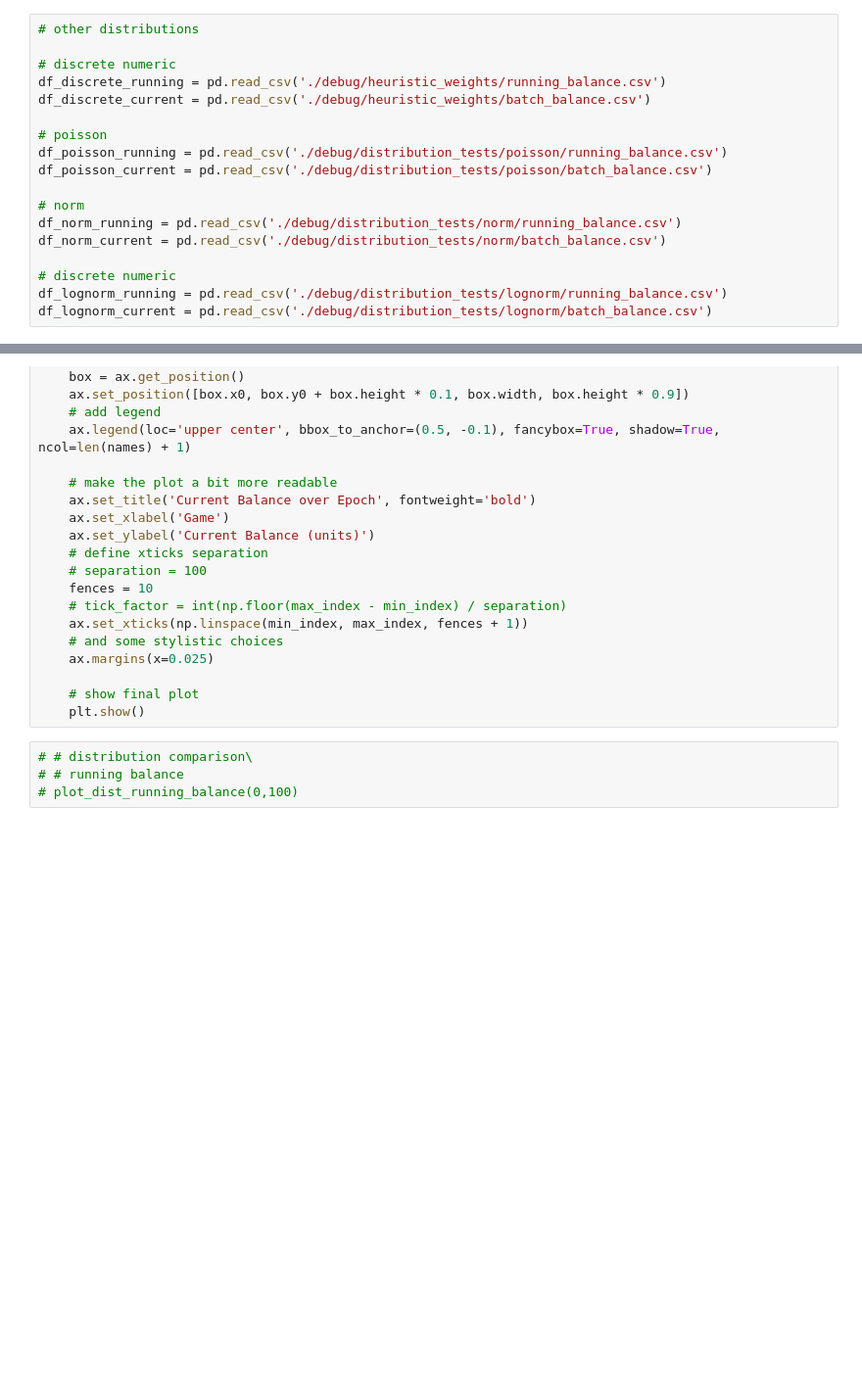
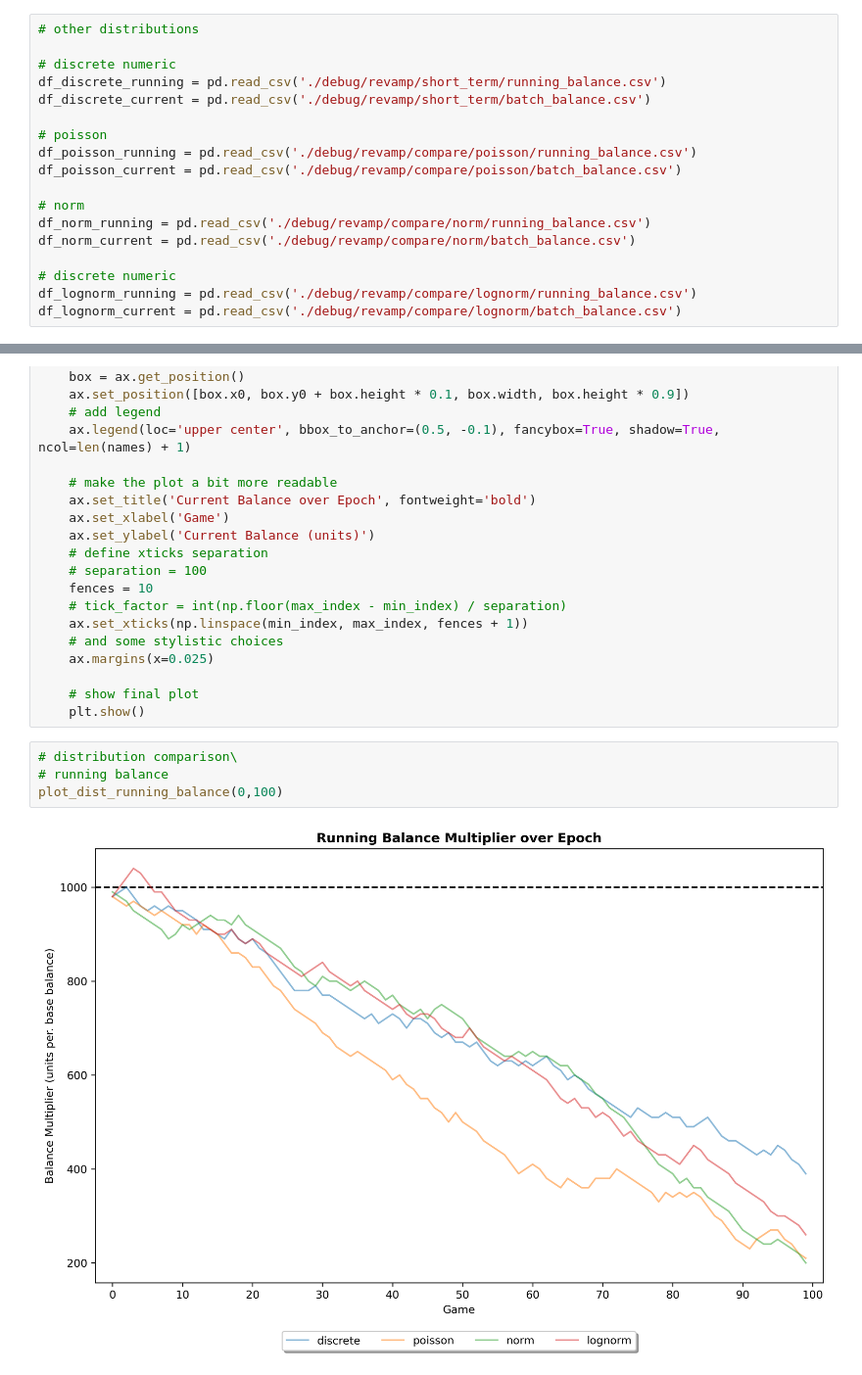
Before and after one commit to hlakams/bb-player, a Jupyter notebook: plotter.ipynb, the cells around one changed output, grey strips where cells are left out. Shown at 98% size. Drawn from its saved outputs; the diff is of its cells as text; blank space fills up the shorter version.

```diff
--- a/plotter.ipynb
+++ b/plotter.ipynb
@@ -102,20 +107,20 @@ plot_running_balance(df_batch_balance, names, 0, 100)
 # other distributions
 
 # discrete numeric
-df_discrete_running = pd.read_csv('./debug/heuristic_weights/running_balance.csv')
-df_discrete_current = pd.read_csv('./debug/heuristic_weights/batch_balance.csv')
+df_discrete_running = pd.read_csv('./debug/revamp/short_term/running_balance.csv')
+df_discrete_current = pd.read_csv('./debug/revamp/short_term/batch_balance.csv')
 
 # poisson
-df_poisson_running = pd.read_csv('./debug/distribution_tests/poisson/running_balance.csv')
-df_poisson_current = pd.read_csv('./debug/distribution_tests/poisson/batch_balance.csv')
+df_poisson_running = pd.read_csv('./debug/revamp/compare/poisson/running_balance.csv')
+df_poisson_current = pd.read_csv('./debug/revamp/compare/poisson/batch_balance.csv')
 
 # norm
-df_norm_running = pd.read_csv('./debug/distribution_tests/norm/running_balance.csv')
-df_norm_current = pd.read_csv('./debug/distribution_tests/norm/batch_balance.csv')
+df_norm_running = pd.read_csv('./debug/revamp/compare/norm/running_balance.csv')
+df_norm_current = pd.read_csv('./debug/revamp/compare/norm/batch_balance.csv')
 
 # discrete numeric
-df_lognorm_running = pd.read_csv('./debug/distribution_tests/lognorm/running_balance.csv')
-df_lognorm_current = pd.read_csv('./debug/distribution_tests/lognorm/batch_balance.csv')
+df_lognorm_running = pd.read_csv('./debug/revamp/compare/lognorm/running_balance.csv')
+df_lognorm_current = pd.read_csv('./debug/revamp/compare/lognorm/batch_balance.csv')
 # %%
 # a selective plotting function (by chosen subset of data)
 def plot_dist_running_balance(min_index: int, max_index: int) -> None:
@@ -193,7 +198,9 @@ def plot_dist_current_balance(min_index: int, max_index: int) -> None:
     # show final plot
     plt.show()
 # %%
-# # distribution comparison\
-# # running balance
-# plot_dist_running_balance(0,100)
+# distribution comparison\
+# running balance
+plot_dist_running_balance(0,100)
+# %% [output]
+[figure, added]
 # %%
```
Also changed, not shown: parts of 3 cells of this notebook, 12 other files.
